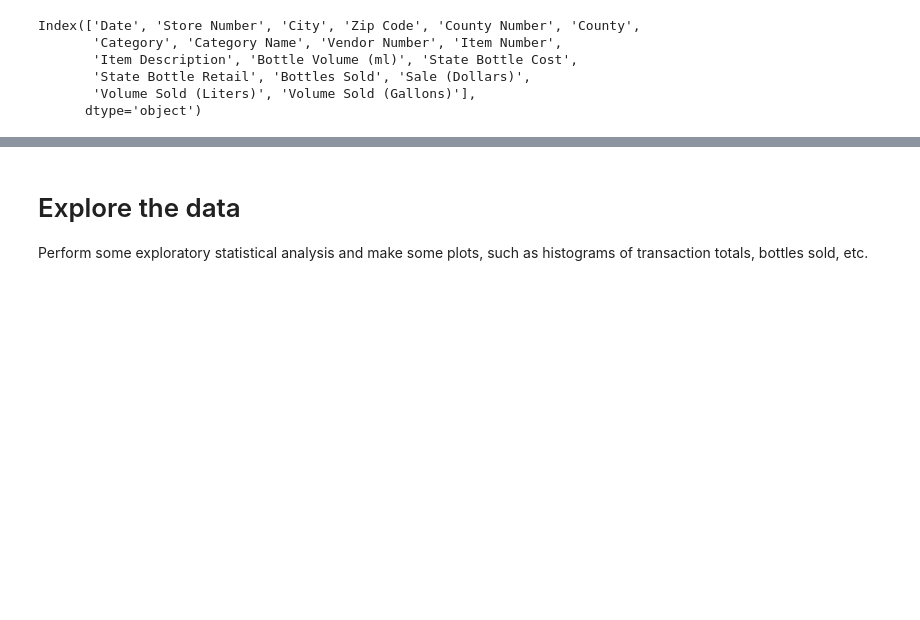
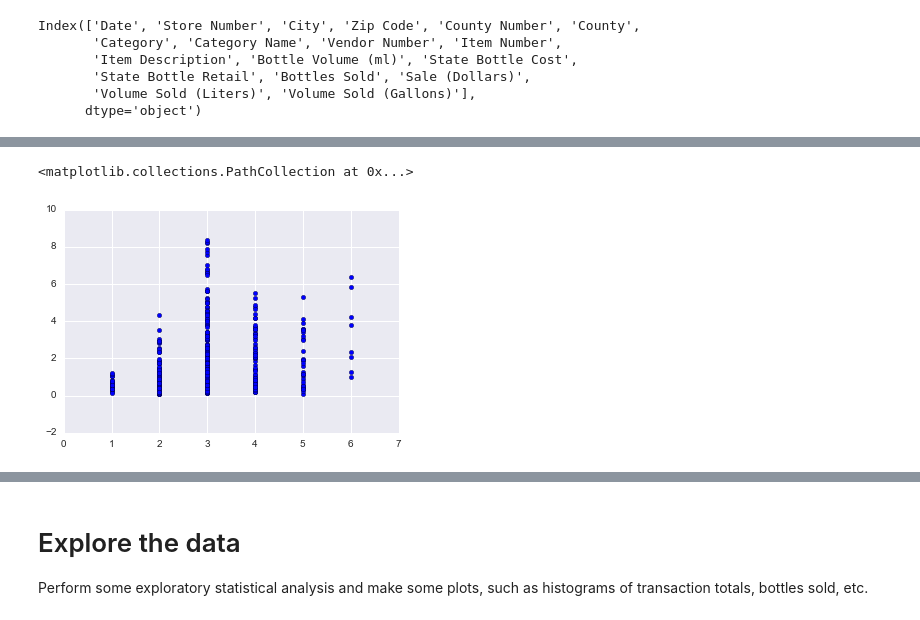
Before and after one commit to epkuznetsova/exercise-book, a Jupyter notebook: Project 3 Starter Code.ipynb, the cells around one changed output, grey strips where cells are left out. Drawn from its saved outputs; the diff is of its cells as text; code cells hidden in the pictures; blank space fills up the shorter version.

```diff
--- a/Project 3 Starter Code.ipynb
+++ b/Project 3 Starter Code.ipynb
@@ -155,0 +127,4 @@ result.describe()
+# %%
+ldata.dropna(inplace=True)
+# ldata = ldata.dropna(how='any') it works as well
+ldata.isnull().any()
@@ -155,0 +170,9 @@ result.describe()
+# %%
+# Remove redundant columns
+ldata.drop(axis=1,
+        labels=['State Bottle Cost',
+                'State Bottle Retail',
+                'Sale (Dollars)',
+                'Volume Sold (Gallons)'],
+        inplace=True)
+ldata.dtypes
@@ -155,0 +378,7 @@ result.describe()
+# %%
+import matplotlib.pyplot
+matplotlib.pyplot.scatter(sales_per_store2015.DaysOpen,
+sales_per_store2015.AverageSalesPerDay)
+# %% [output]
+<matplotlib.collections.PathCollection at 0x...>
+[figure, added]
```
Also changed, not shown: parts of 46 cells of this notebook.
